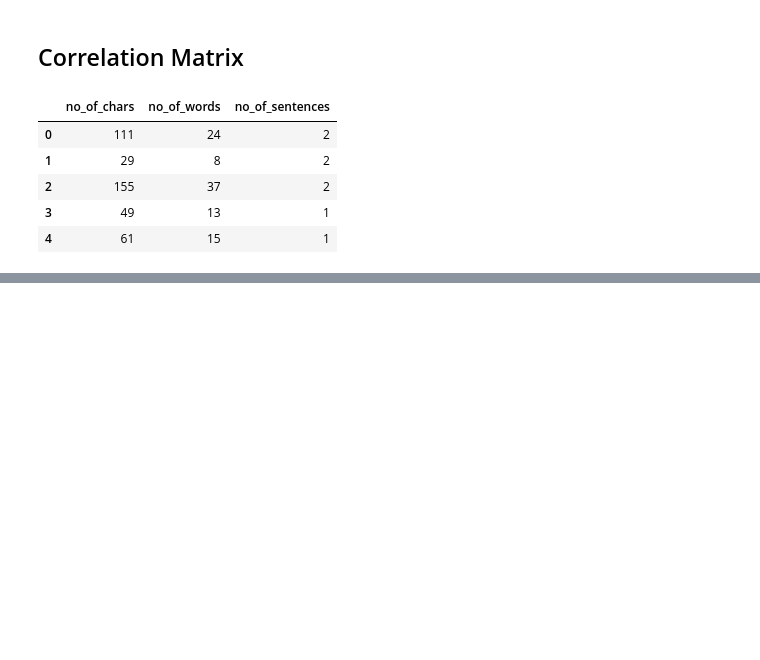
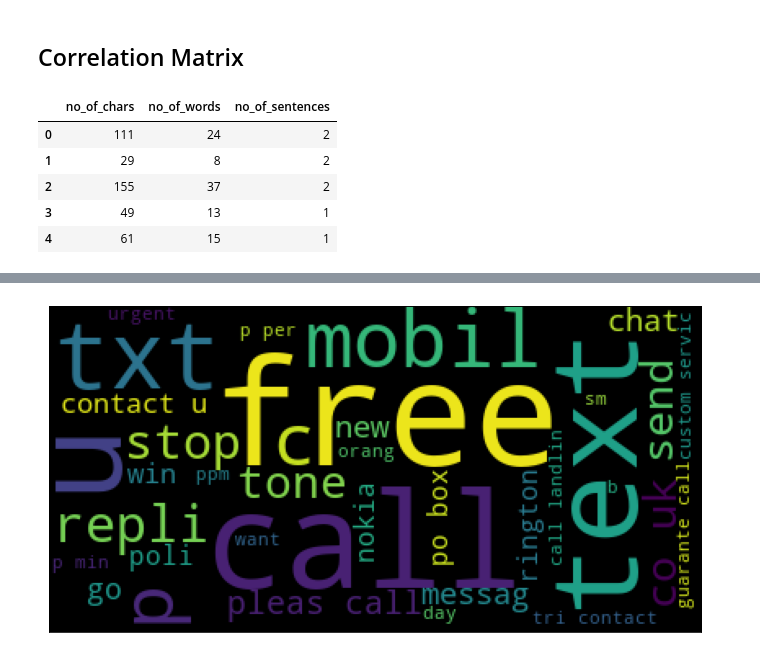
Before and after one commit to googlercolin/spam-classification, a Jupyter notebook: EDA.ipynb, the cells around one changed output, grey strips where cells are left out. Saved outputs shown, nothing was run; the diff lists cells and outputs as text; code cells hidden in the pictures; blank space fills up the shorter version.

Commit message:
EDA after NLP Stemming

```diff
--- a/EDA.ipynb
+++ b/EDA.ipynb
@@ -153,0 +181,11 @@ fig.show()
+# %%
+corpus = []
+ps = PorterStemmer()
+
+for i in range(len(data)):
+    msg = re.sub('[^a-zA-Z]', ' ', data['message'][i])
+    msg = msg.lower()
+    msg = msg.split()
+    msg = [ps.stem(word) for word in msg if not word in stopwords.words('english')] # Stemming & Stopwords Removal
+    msg = ' '.join(msg)
+    corpus.append(msg)
@@ -153,0 +201,3 @@ fig.show()
+# %%
+data['corpus'] = corpus
+data.head()
@@ -153,0 +231,9 @@ fig.show()
+# %%
+plt.figure(figsize = (24, 6))
+wc = WordCloud(min_font_size = 10, background_color = 'black')
+spam_wc = wc.generate(data[data['class'] == 'spam']['corpus'].str.cat(sep = " "))
+plt.xticks([])
+plt.yticks([])
+plt.imshow(spam_wc);
+# %% [output]
+[figure, added]
```
Also changed, not shown: parts of 11 cells of this notebook, 1 other file.
